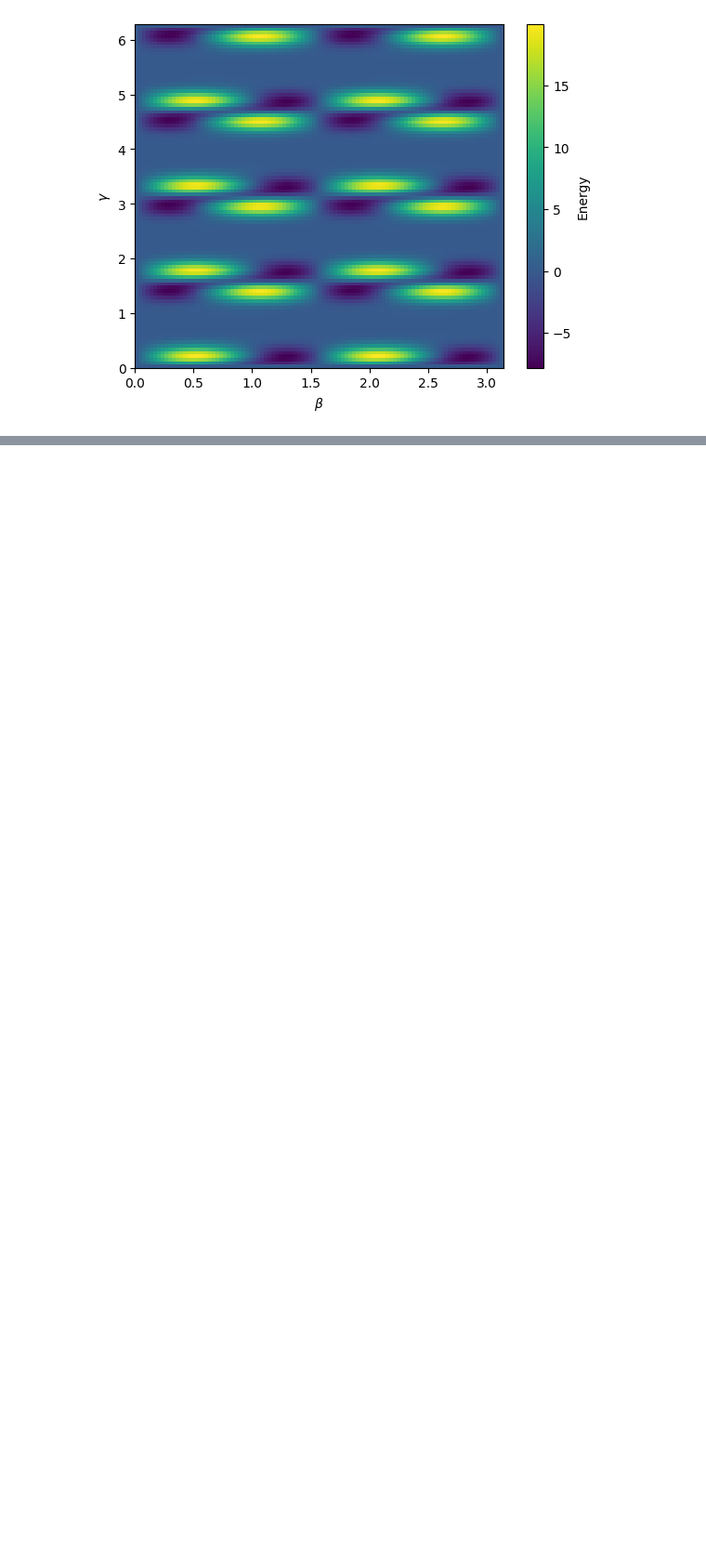
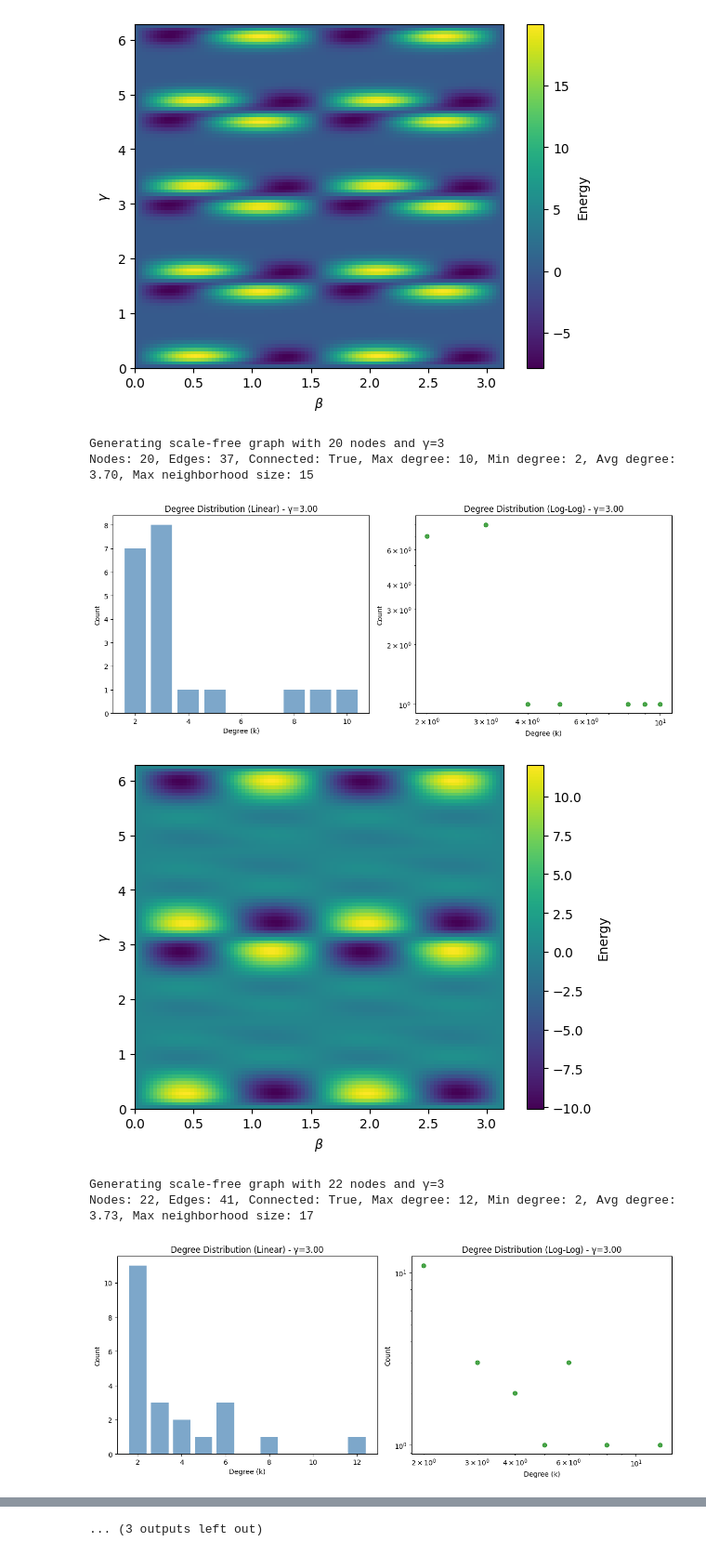
Before and after one commit to allegrastrippoli/qaoa-scale-free-graphs, a Jupyter notebook: qaoa_scale_free_graphs.ipynb, the cells around one changed output, grey strips where cells are left out. Shown at 93% size. Cells and saved outputs as stored; diff of their text form; code cells hidden in the pictures; blank space fills up the shorter version.

Commit message:
plot  energy landscape for scale free graphs

```diff
--- a/qaoa_scale_free_graphs.ipynb
+++ b/qaoa_scale_free_graphs.ipynb
@@ -680,3 +731,26 @@ for n, p, q in n_p_q_values:
 [figure]
 [figure]
 [figure]
+# %%
+num_nodes = np.arange(20, 30, 2)
+gamma = 3
+p=1
+for node in num_nodes:
+    print(f"Generating scale-free graph with {node} nodes and γ={gamma}")
+    G = generate_scale_free_graph(node, gamma)
+    degrees = [G.degree(n) for n in G.nodes()]
+    max_ns, max_edge = max_neighborhood_size(G)
+    print(f"Nodes: {G.number_of_nodes()}, Edges: {G.number_of_edges()}, Connected: {nx.is_connected(G)}, Max degree: {max(degrees)}, Min degree: {min(degrees)}, Avg degree: {np.mean(degrees):.2f}, Max neighborhood size: {max_ns}")
+    fig = plot_degree_distribution(G, gamma)
+    plt.show()
+    plt.close(fig)
+    S = Simulation(G, p)
+    plot_lc_energy_landscape(S)
+# %% [output]
+Generating scale-free graph with 20 nodes and γ=3
+Nodes: 20, Edges: 37, Connected: True, Max degree: 10, Min degree: 2, Avg degree: 3.70, Max neighborhood size: 15
+[figure, added]
+[figure, added]
+Generating scale-free graph with 22 nodes and γ=3
+Nodes: 22, Edges: 41, Connected: True, Max degree: 12, Min degree: 2, Avg degree: 3.73, Max neighborhood size: 17
+[figure, added]
@@ -682,0 +766 @@ for n, p, q in n_p_q_values:
+... (3 outputs left out)
```
Also changed, not shown: parts of 6 cells of this notebook.
